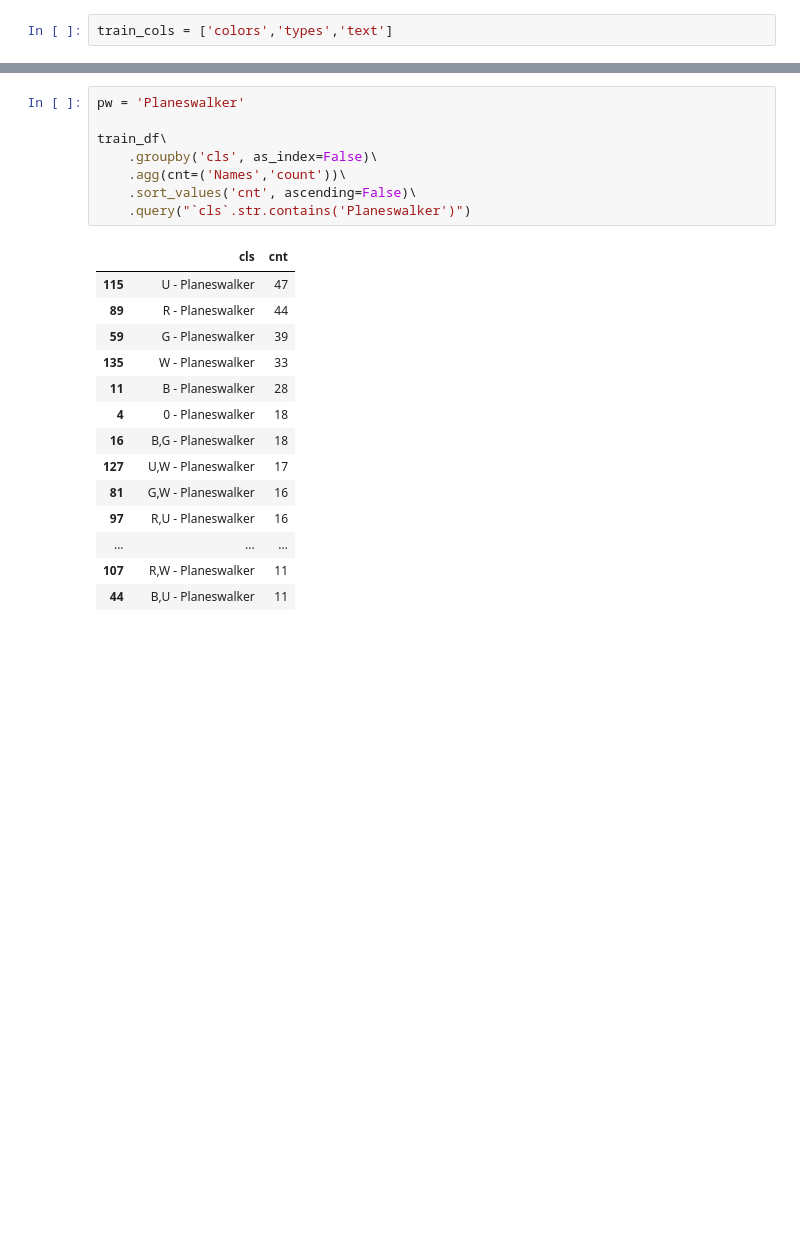
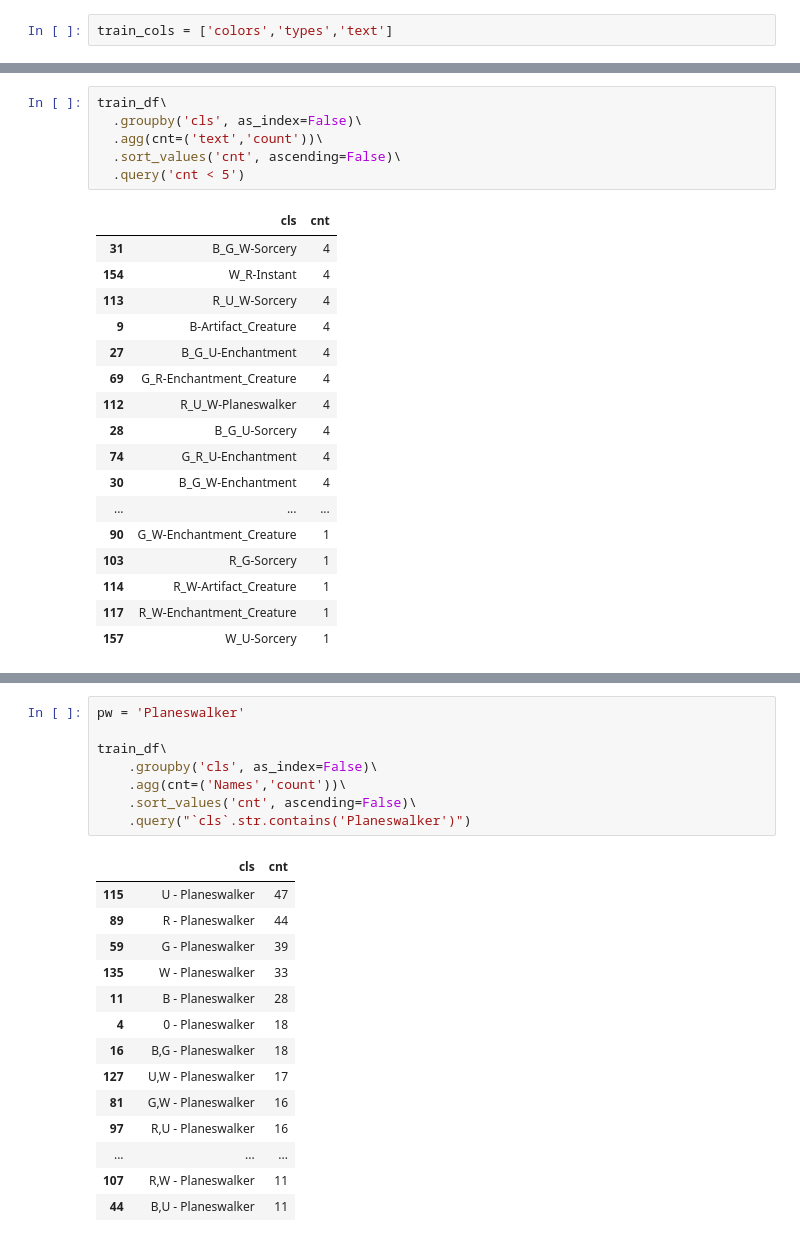
Before and after one commit to ledgerW/magicml, a Jupyter notebook: notebooks/fine_tune.ipynb, the cells around one changed output, grey strips where cells are left out. Saved outputs shown, nothing was run; the diff lists cells and outputs as text; blank space fills up the shorter version.

```diff
--- a/notebooks/fine_tune.ipynb
+++ b/notebooks/fine_tune.ipynb
@@ -138,3 +134,27 @@ train_df.cls.hist(
+# %%
+train_df\
+  .groupby('cls', as_index=False)\
+  .agg(cnt=('text','count'))\
+  .sort_values('cnt', ascending=False)\
+  .query('cnt < 5')
+# %% [output]
+|  | cls | cnt |
+| 31 | B_G_W-Sorcery | 4 |
+| 154 | W_R-Instant | 4 |
+| 113 | R_U_W-Sorcery | 4 |
+| 9 | B-Artifact_Creature | 4 |
+| 27 | B_G_U-Enchantment | 4 |
+| 69 | G_R-Enchantment_Creature | 4 |
+| 112 | R_U_W-Planeswalker | 4 |
+| 28 | B_G_U-Sorcery | 4 |
+| 74 | G_R_U-Enchantment | 4 |
+| 30 | B_G_W-Enchantment | 4 |
+| ... | ... | ... |
+| 90 | G_W-Enchantment_Creature | 1 |
+| 103 | R_G-Sorcery | 1 |
+| 114 | R_W-Artifact_Creature | 1 |
+| 117 | R_W-Enchantment_Creature | 1 |
+| 157 | W_U-Sorcery | 1 |
 # %%
 print(train_df.cls.nunique())
 
```
Also changed, not shown: parts of 50 cells of this notebook, 8 other files.
